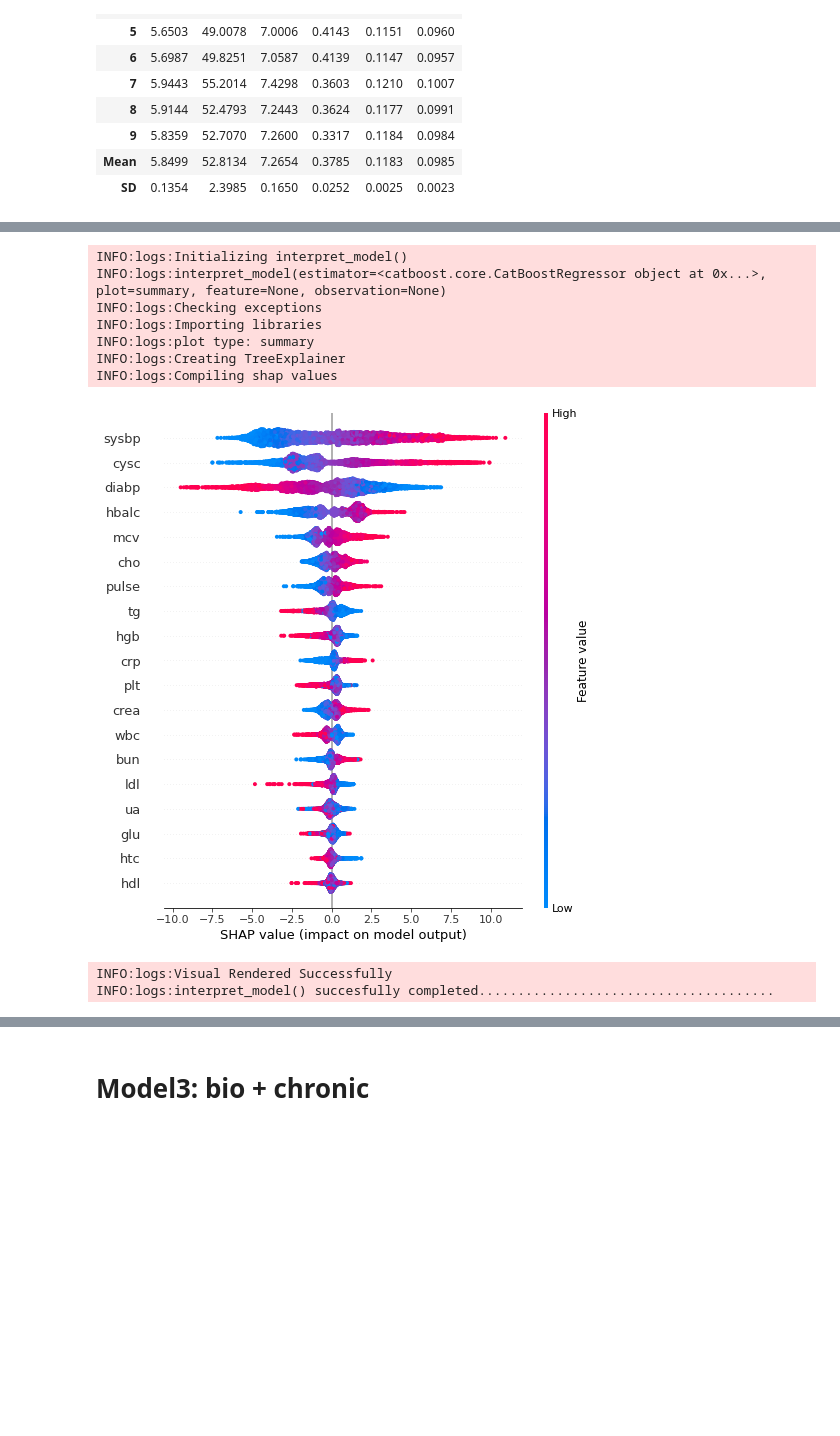
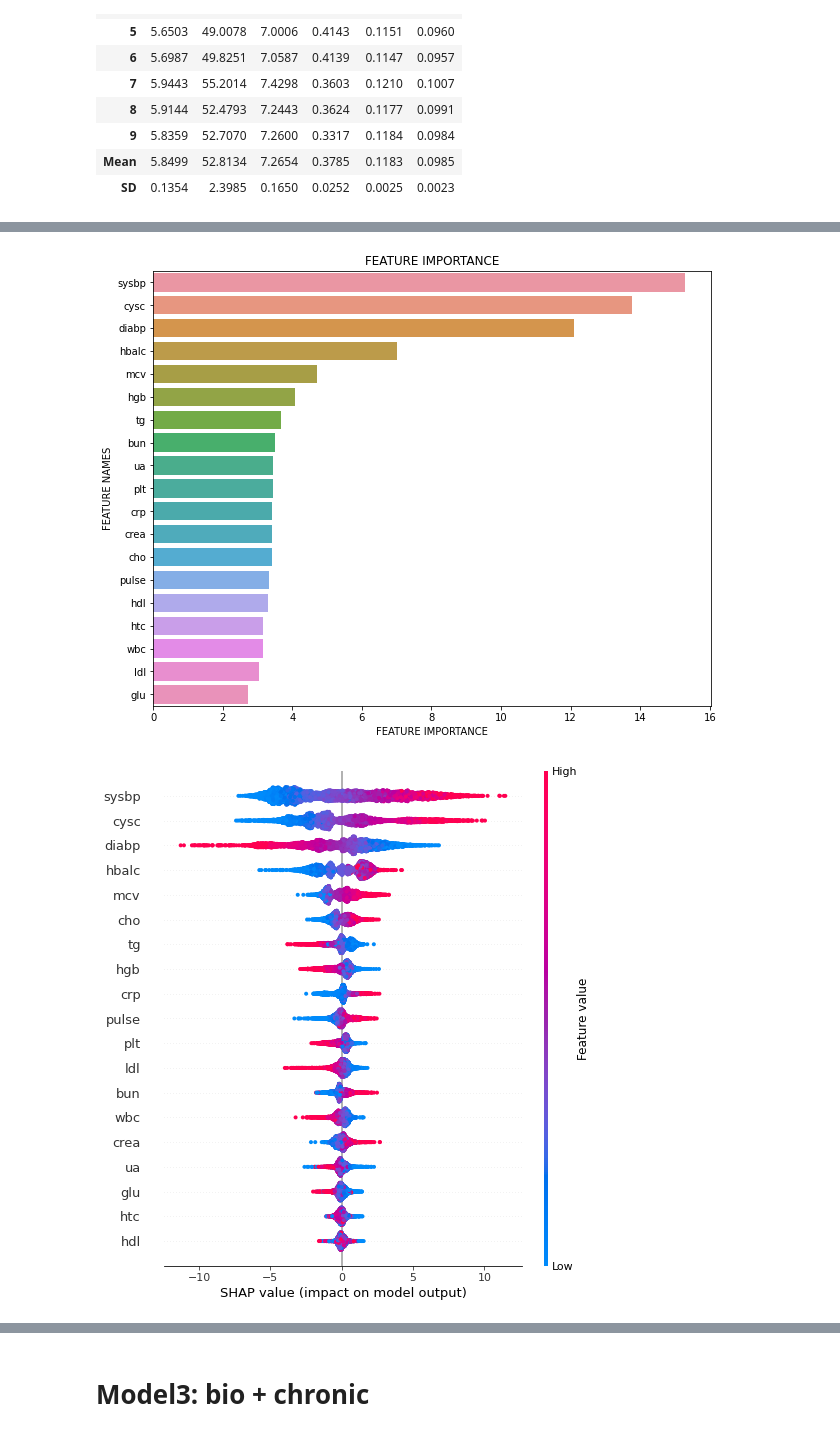
Before and after one commit to FoeinLove/DKU, a Jupyter notebook: task.ipynb, the cells around one changed output, grey strips where cells are left out. Saved outputs shown, nothing was run; the diff lists cells and outputs as text; code cells hidden in the pictures; blank space fills up the shorter version.

```diff
--- a/task.ipynb
+++ b/task.ipynb
@@ -267,0 +386,2 @@ boosted_dt = ensemble_model(catboost, method = 'Boosting')
+# %%
+cat2 = create_model('catboost')
@@ -268,13 +426,8 @@ boosted_dt = ensemble_model(catboost, method = 'Boosting')
+# %%
+plot_feature_importance(cat2.feature_importances_,cat.feature_names_,'')
+# %% [output]
+[figure, added]
 # %%
-interpret_model(catboost)
+interpret_model(cat2)
 # %% [output]
-INFO:logs:Initializing interpret_model()
-INFO:logs:interpret_model(estimator=<catboost.core.CatBoostRegressor object at 0x...>, plot=summary, feature=None, observation=None)
-INFO:logs:Checking exceptions
-INFO:logs:Importing libraries
-INFO:logs:plot type: summary
-INFO:logs:Creating TreeExplainer
-INFO:logs:Compiling shap values
-[figure, old version]
+[figure, new version]
-INFO:logs:Visual Rendered Successfully
-INFO:logs:interpret_model() succesfully completed......................................
```
Also changed, not shown: parts of 36 cells of this notebook, 7 other files.
